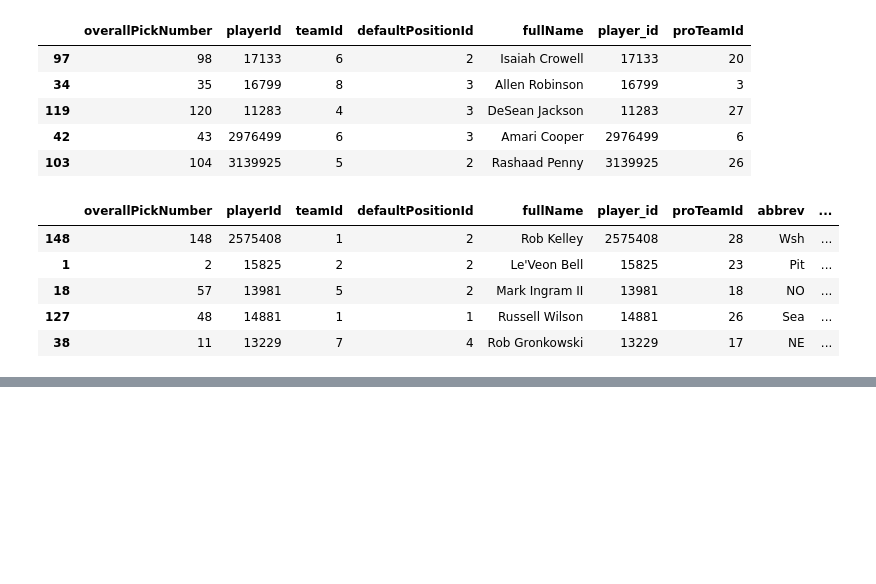
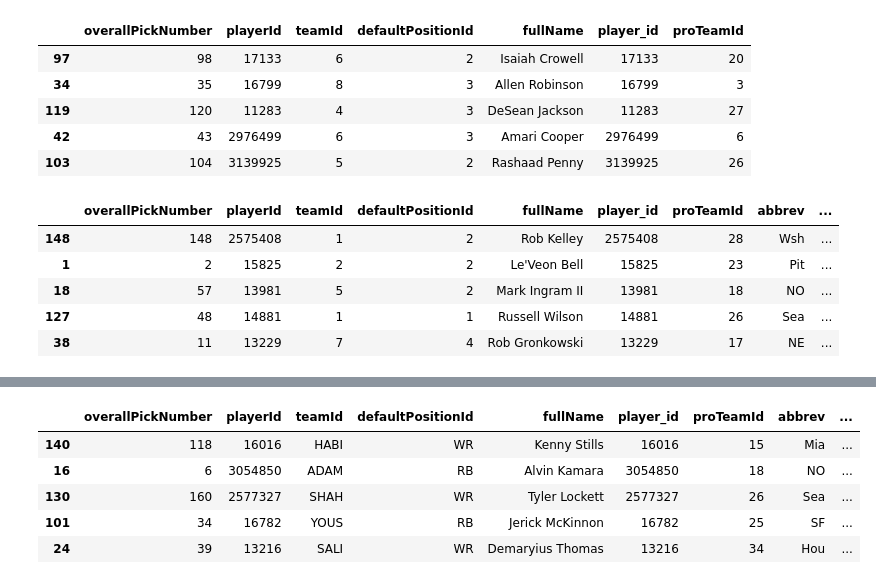
Before and after one commit to andrewmina/espnProj, a Jupyter notebook: first pandas.ipynb, the cells around one changed output, grey strips where cells are left out. Saved outputs shown, nothing was run; the diff lists cells and outputs as text; code cells hidden in the pictures; blank space fills up the shorter version.

```diff
--- a/first pandas.ipynb
+++ b/first pandas.ipynb
@@ -369,4 +443,5 @@ def getTeamData(season_ID):
 # %%
+import datetime
 import pandas as pd
 import requests
 pd.__version__
@@ -374,6 +449,7 @@ pd.__version__
 
 league_ID = "1139611"
 season_ID = "2018"
+curSeason = "2022"  ## used for grabbing previous seasons in the league!
 
 draft_df = getDraftPicks(season_ID, league_ID)  ## a users player they drafted
 # draft_df.sample(5)
@@ -383,3 +459,8 @@ player_df = getPlayerData(season_ID)  ## a players data like proffessional team
 
 team_df = getTeamData(season_ID)  ## Team info like a location and name of team
 # team_df.sample(5)
+
+user_df = getUsers(league_ID, season_ID)  ## getting the names of the teams of each user ex. Andrews Team
+
+league_years = get_years(league_ID, curSeason)
+league_years
@@ -405,0 +533,10 @@ final_df.sample(5)
+# %%
+league_draft_info = league_draft.replace({"teamId":user_map})
+league_draft_info.sample(5)
+# %% [output]
+|  | overallPickNumber | playerId | teamId | defaultPositionId | fullName | player_id | proTeamId | abbrev | ... |
+| 140 | 118 | 16016 | HABI | WR | Kenny Stills | 16016 | 15 | Mia | ... |
+| 16 | 6 | 3054850 | ADAM | RB | Alvin Kamara | 3054850 | 18 | NO | ... |
+| 130 | 160 | 2577327 | SHAH | WR | Tyler Lockett | 2577327 | 26 | Sea | ... |
+| 101 | 34 | 16782 | YOUS | RB | Jerick McKinnon | 16782 | 25 | SF | ... |
+| 24 | 39 | 13216 | SALI | WR | Demaryius Thomas | 13216 | 34 | Hou | ... |
```
Also changed, not shown: parts of 11 cells of this notebook, 1 other file.
